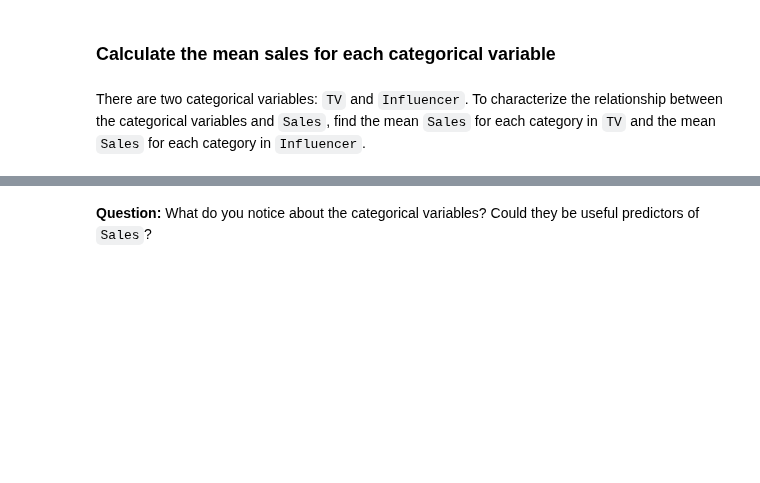
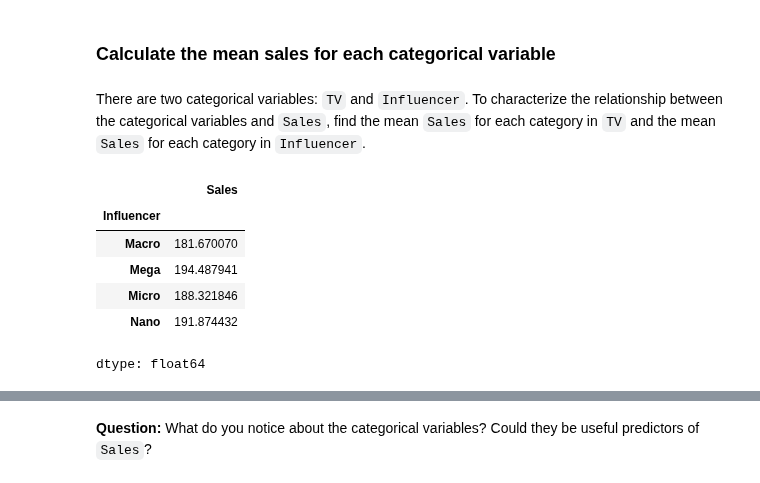
Before and after one commit to dyyland23-glitch/Marketing_Evaluate_simple_and_multiple_regression, a Jupyter notebook: Marketitng_Perform multiple linear regression.ipynb, the cells around one changed output, grey strips where cells are left out. Saved outputs shown, nothing was run; the diff lists cells and outputs as text; code cells hidden in the pictures; blank space fills up the shorter version.

```diff
--- a/Marketitng_Perform multiple linear regression.ipynb
+++ b/Marketitng_Perform multiple linear regression.ipynb
@@ -132,8 +132,15 @@ sns.pairplot(data)
 There are two categorical variables: `TV` and `Influencer`. To characterize the relationship between the categorical variables and `Sales`, find the mean `Sales` for each category in `TV` and the mean `Sales` for each category in `Influencer`.
 # %%
 # Calculate the mean sales for each TV category.
-
-
-
+data.groupby('TV')['Sales'].mean()
 
 # Calculate the mean sales for each Influencer category.
+data.groupby('Influencer')['Sales'].mean()
+# %% [output]
+|  | Sales |
+| Influencer |  |
+| Macro | 181.670070 |
+| Mega | 194.487941 |
+| Micro | 188.321846 |
+| Nano | 191.874432 |
+dtype: float64
```
Also changed, not shown: parts of 1 cell of this notebook.
